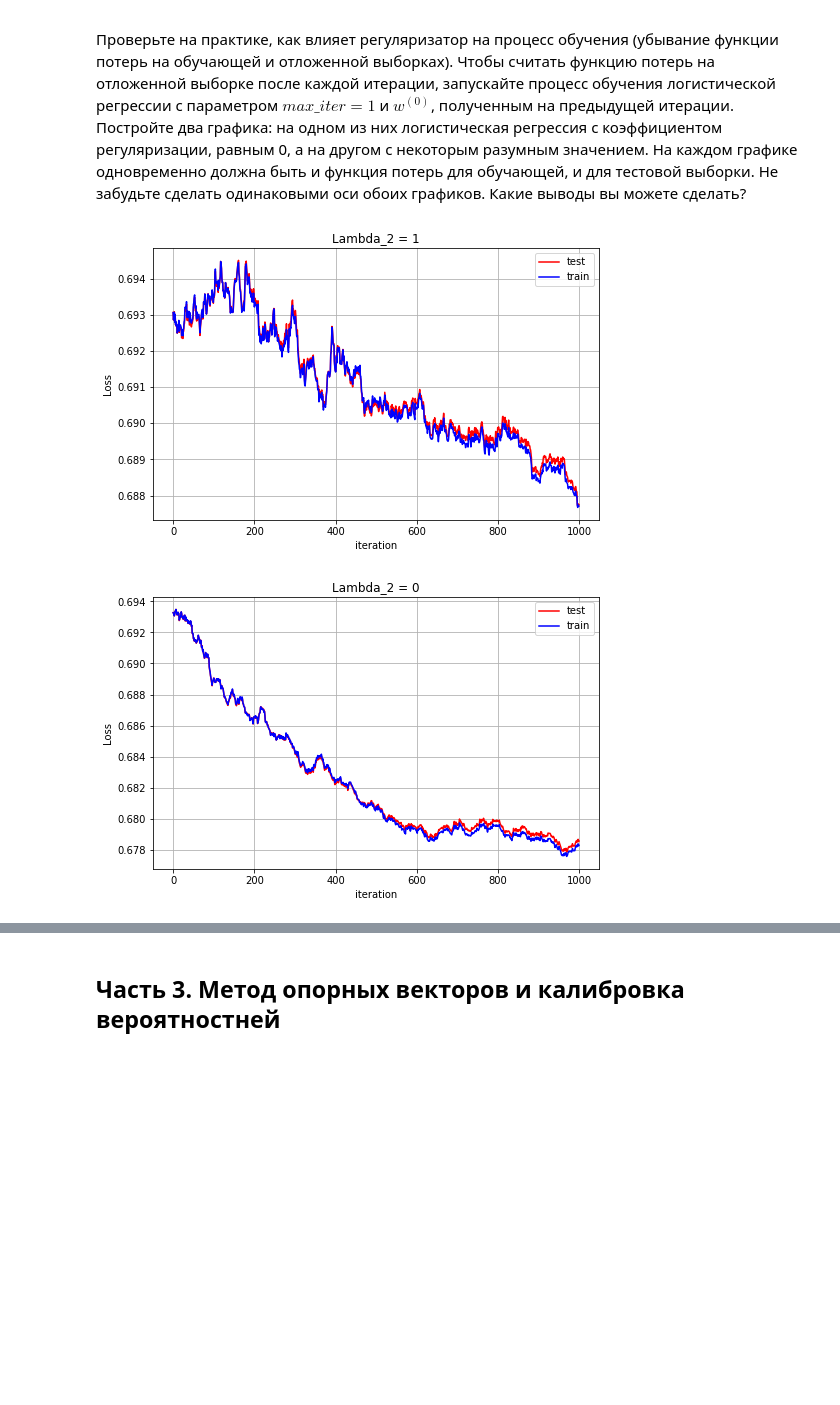
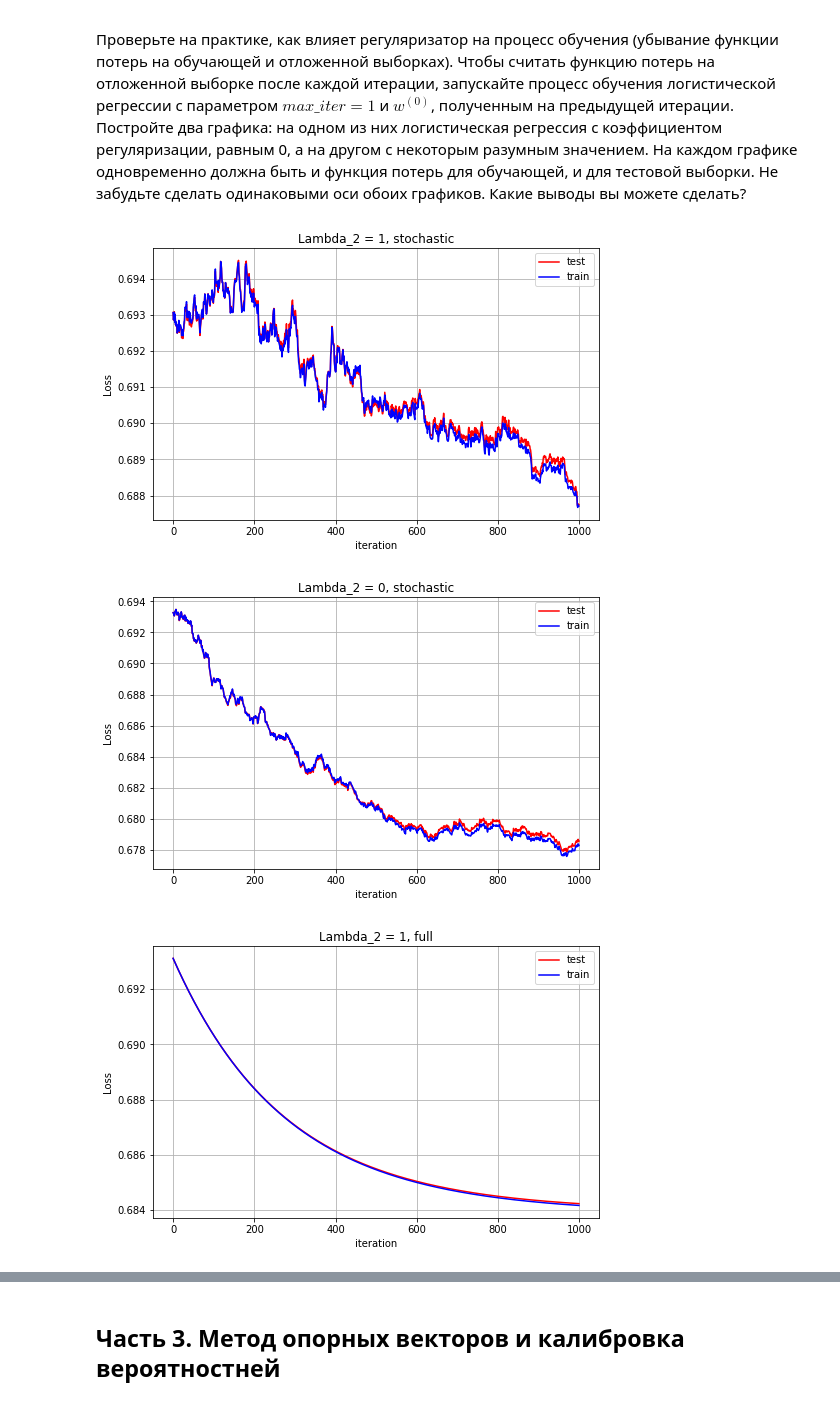
Before and after one commit to Fexion/ML_HW_2, a Jupyter notebook: raw.ipynb, the cells around one changed output, grey strips where cells are left out. Drawn from its saved outputs; the diff is of its cells as text; code cells hidden in the pictures; blank space fills up the shorter version.

```diff
--- a/raw.ipynb
+++ b/raw.ipynb
@@ -562,31 +555,34 @@ __(0.5 балла)__
 
 Проверьте на практике, как влияет регуляризатор на процесс обучения (убывание функции потерь на обучающей и отложенной выборках). Чтобы считать функцию потерь на отложенной выборке после каждой итерации, запускайте процесс обучения логистической регрессии с параметром $max\_iter=1$ и $w^{(0)}$, полученным на предыдущей итерации. Постройте два графика: на одном из них логистическая регрессия с коэффициентом регуляризации, равным 0, а на другом с некоторым разумным значением. На каждом графике одновременно должна быть и функция потерь для обучающей, и для тестовой выборки. Не забудьте сделать одинаковыми оси обоих графиков. Какие выводы вы можете сделать?
 # %%
-def try_lambd(lambd, title):
+def try_lambda(lambd, title, gd_type):
     test_loss  = []
     train_loss = []
     w = np.zeros(X_test.shape[1])
     for i in range(1000):
-        lr = LogReg( max_iter = 1, w0 = w, lambda_2 = lambd)#gd_type = 'full',
+        lr = LogReg( max_iter = 1, w0 = w, lambda_2 = lambd, gd_type=gd_type)#gd_type = 'full',
         lr.fit(X_train, y_train*2-1)
         w = lr.w
         test_loss.append(lr.calc_loss(X_test, y_test*2-1))
         train_loss.append(lr.calc_loss(X_train, y_train*2-1))
 
     f, ax1 = plt.subplots(1,  figsize=(8, 5))
 
     ax1.plot(test_loss, '-r', label = u"test")
     ax1.plot(train_loss, '-b',label = u"train")
-    ax1.set_title(title)
+    ax1.set_title(title+', '+gd_type)
     ax1.set_xlabel(u"iteration")
     ax1.set_ylabel(u"Loss")
     ax1.grid()
     ax1.legend()
 
 
     f.show()
-try_lambd(1, 'Lambda_2 = 1')
-try_lambd(0, 'Lambda_2 = 0')
+try_lambda(1, 'Lambda_2 = 1', 'stochastic')
+try_lambda(0, 'Lambda_2 = 0', 'stochastic')
+try_lambda(1, 'Lambda_2 = 1', 'full')
+try_lambda(0, 'Lambda_2 = 0', 'full')
 # %% [output]
-[figure, old version]
+[figure, new version]
-[figure, old version]
+[figure, new version]
+[figure, added]
```
Also changed, not shown: parts of 27 cells of this notebook, 2 other files.
